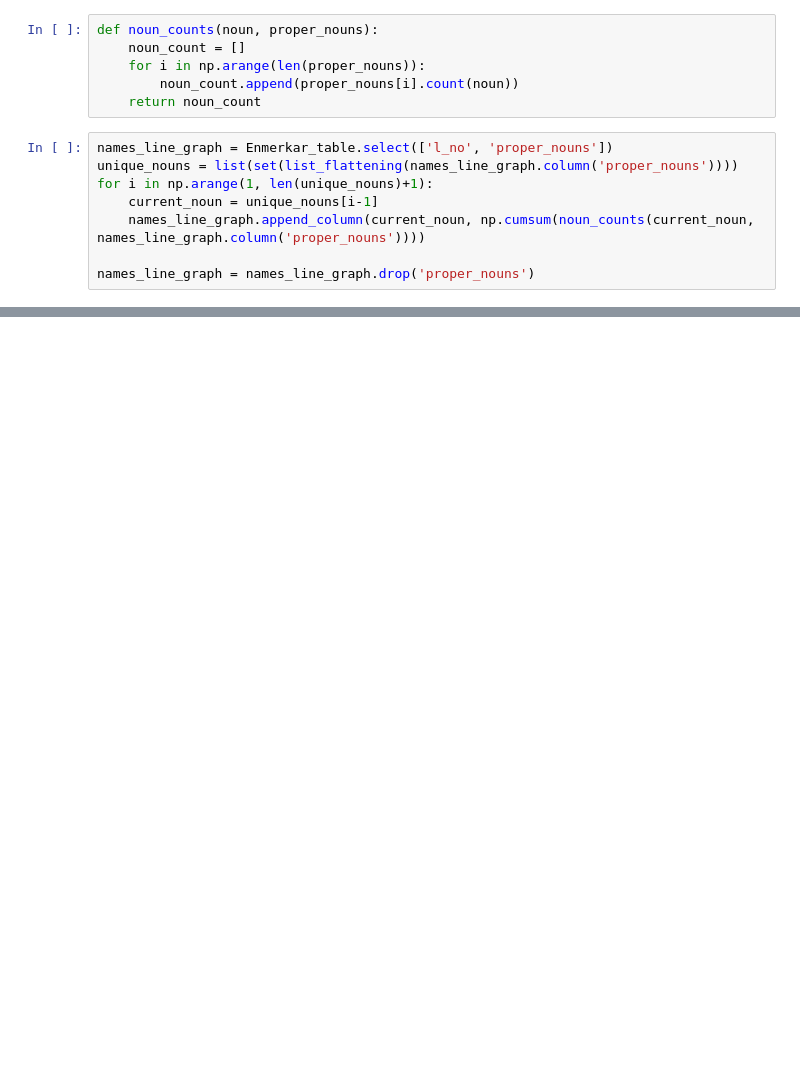
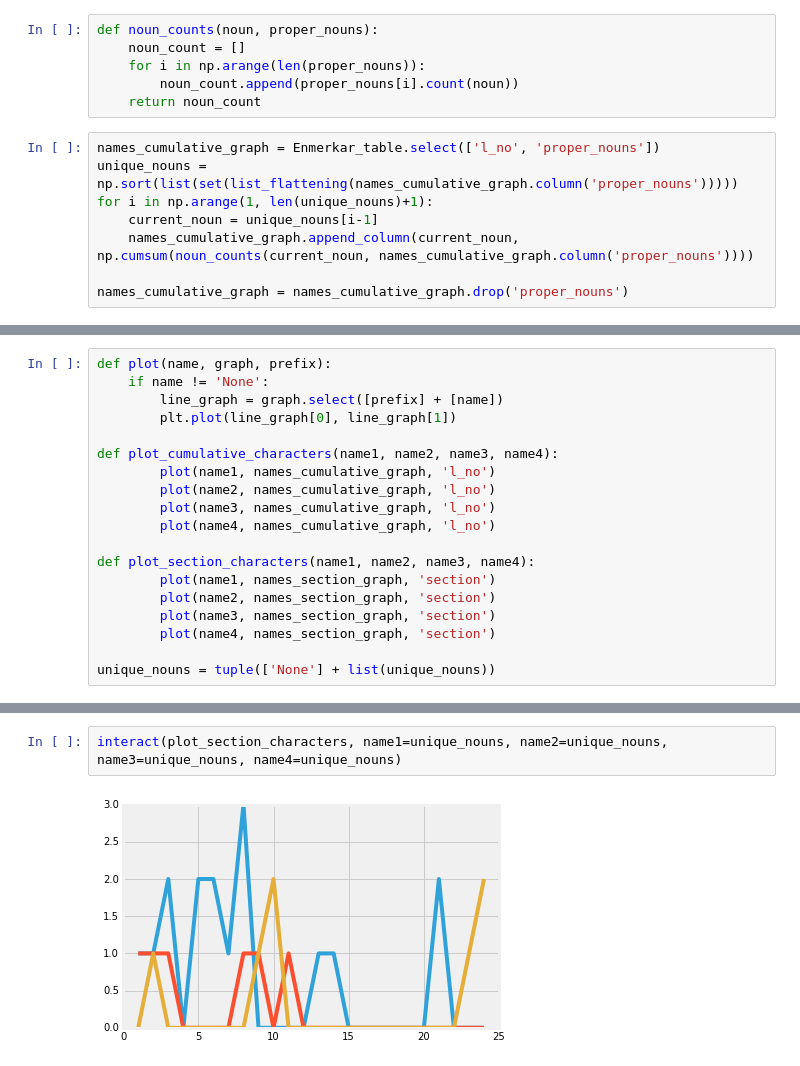
Before and after one commit to BIDS-projects/modules, a Jupyter notebook: digital-assyriology/Digital-Assyriology-Day-1.ipynb, the cells around one changed output, grey strips where cells are left out. Cells and saved outputs as stored; diff of their text form; blank space fills up the shorter version.

Commit message:
used interact modules for digital assyriology character arcs

```diff
--- a/digital-assyriology/Digital-Assyriology-Day-1.ipynb
+++ b/digital-assyriology/Digital-Assyriology-Day-1.ipynb
@@ -348,10 +351,10 @@ def noun_counts(noun, proper_nouns):
         noun_count.append(proper_nouns[i].count(noun))
     return noun_count
 # %%
-names_line_graph = Enmerkar_table.select(['l_no', 'proper_nouns'])
-unique_nouns = list(set(list_flattening(names_line_graph.column('proper_nouns'))))
+names_cumulative_graph = Enmerkar_table.select(['l_no', 'proper_nouns'])
+unique_nouns = np.sort(list(set(list_flattening(names_cumulative_graph.column('proper_nouns')))))
 for i in np.arange(1, len(unique_nouns)+1):
     current_noun = unique_nouns[i-1]
-    names_line_graph.append_column(current_noun, np.cumsum(noun_counts(current_noun, names_line_graph.column('proper_nouns'))))
+    names_cumulative_graph.append_column(current_noun, np.cumsum(noun_counts(current_noun, names_cumulative_graph.column('proper_nouns'))))
 
-names_line_graph = names_line_graph.drop('proper_nouns')
+names_cumulative_graph = names_cumulative_graph.drop('proper_nouns')
@@ -366,0 +361,19 @@ plt.plot(unug_line_graph[0], unug_line_graph[1])
+# %%
+def plot(name, graph, prefix):
+    if name != 'None':
+        line_graph = graph.select([prefix] + [name])
+        plt.plot(line_graph[0], line_graph[1])
+
+def plot_cumulative_characters(name1, name2, name3, name4):
+        plot(name1, names_cumulative_graph, 'l_no')
+        plot(name2, names_cumulative_graph, 'l_no')
+        plot(name3, names_cumulative_graph, 'l_no')
+        plot(name4, names_cumulative_graph, 'l_no')
+
+def plot_section_characters(name1, name2, name3, name4):
+        plot(name1, names_section_graph, 'section')
+        plot(name2, names_section_graph, 'section')
+        plot(name3, names_section_graph, 'section')
+        plot(name4, names_section_graph, 'section')
+
+unique_nouns = tuple(['None'] + list(unique_nouns))
@@ -366,0 +384,4 @@ plt.plot(unug_line_graph[0], unug_line_graph[1])
+# %%
+interact(plot_section_characters, name1=unique_nouns, name2=unique_nouns, name3=unique_nouns, name4=unique_nouns)
+# %% [output]
+[figure, added]
```
Also changed, not shown: parts of 6 cells of this notebook, 1 other file.
